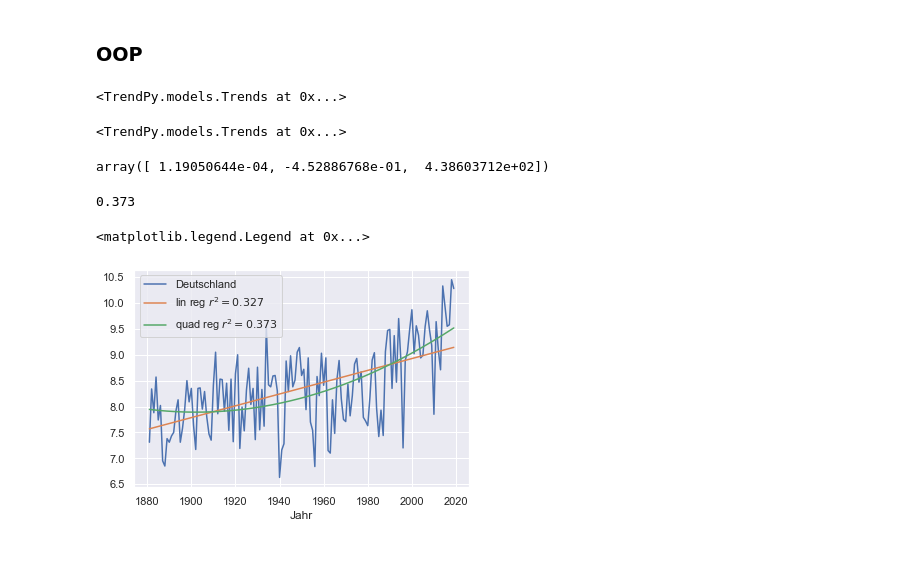
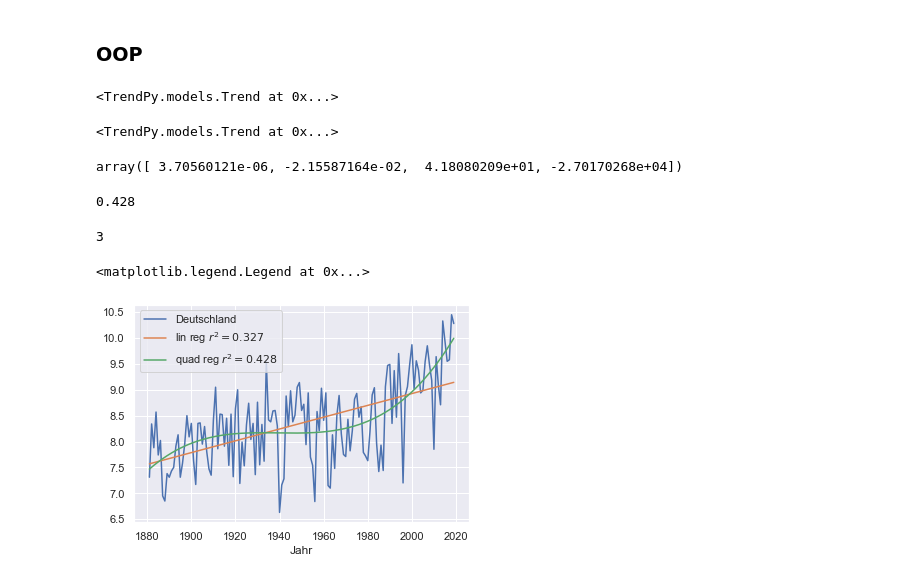
Before and after one commit to zolabar/trendPy, a Jupyter notebook: example.ipynb, the cells around one changed output. Drawn from its saved outputs; the diff is of its cells as text; code cells hidden in the pictures.

```diff
--- a/example.ipynb
+++ b/example.ipynb
@@ -114,8 +114,8 @@ plt.legend()
 ### OOP
 # %%
 
-lin = tpm.Trends(x_in, y_out, 'linReg')
+lin = tpm.Trend(x_in, y_out, 'linReg')
 
 lin
 # %% [output]
-<TrendPy.models.Trends at 0x...>
+<TrendPy.models.Trend at 0x...>
@@ -122,24 +124,28 @@ lin
 # %%
 
-quad = tpm.Trends(x_in, y_out, 'polReg', 2)
+pol = tpm.Trend(x_in, y_out, 'polReg', 3)
 
-quad
+pol
 # %% [output]
-<TrendPy.models.Trends at 0x...>
+<TrendPy.models.Trend at 0x...>
 # %%
-quad.coef
+pol.coef
 # %% [output]
-array([ 1.19050644e-04, -4.52886768e-01,  4.38603712e+02])
+array([ 3.70560121e-06, -2.15587164e-02,  4.18080209e+01, -2.70170268e+04])
 # %%
-quad.r2
+pol.r2
 # %% [output]
-0.373
+0.428
+# %%
+pol.deg
+# %% [output]
+3
 # %%
 data['Deutschland'].plot()
 plt.plot(x_in, lin.pred(x_in), label=f'lin reg $r^2={lin.r2}$')
-plt.plot(x_in, quad.pred(x_in), label=f'quad reg $r^2={quad.r2}$')
+plt.plot(x_in, pol.pred(x_in), label=f'quad reg $r^2={pol.r2}$')
 
 plt.legend()
 # %% [output]
 <matplotlib.legend.Legend at 0x...>
-[figure, old version]
+[figure, new version]
```
Also changed, not shown: parts of 1 cell of this notebook.
